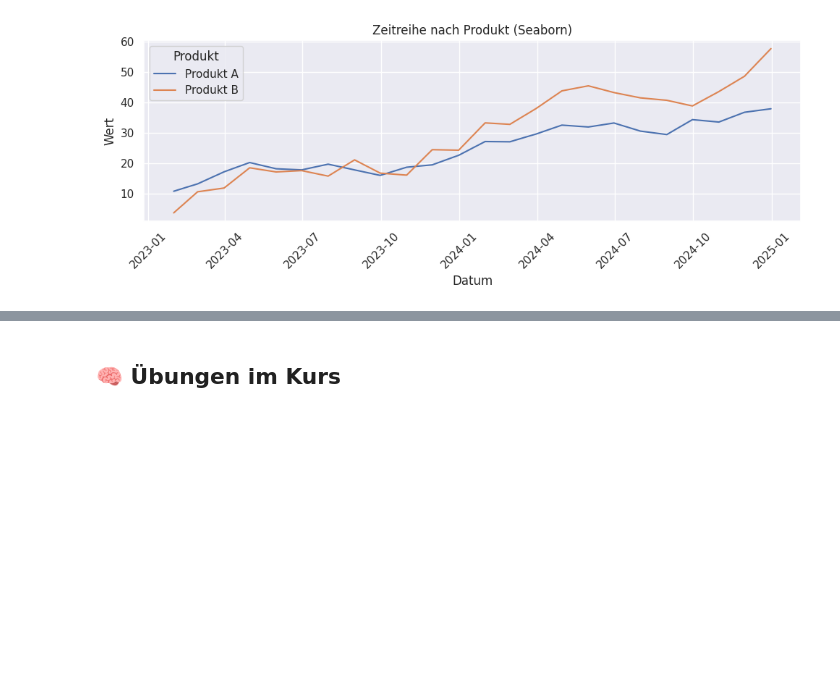
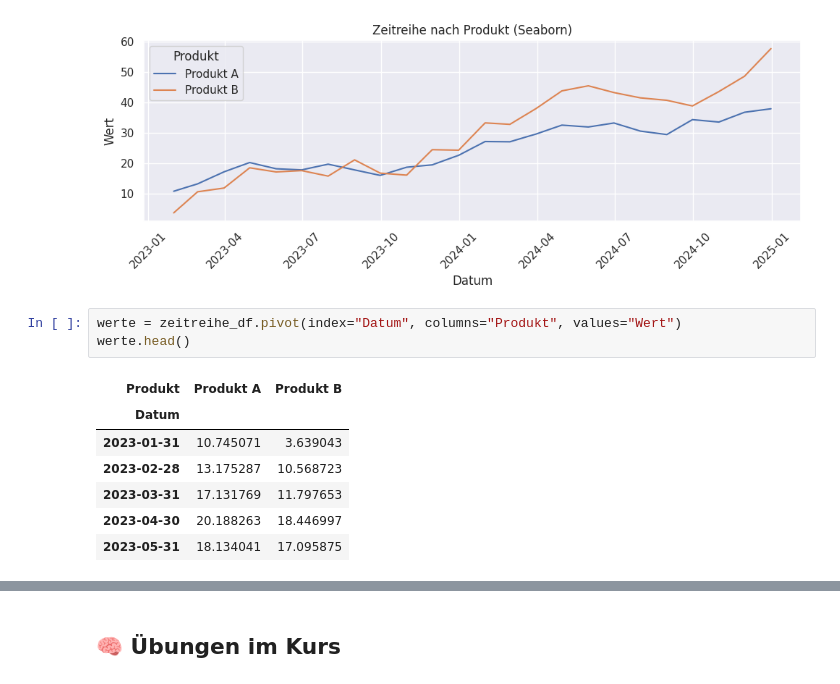
Before and after one commit to chiaoya/Deep-Learning-Foundations-Python-Tensorflow, a Jupyter notebook: notebook/DL_Day1_afternoon_Python.ipynb, the cells around one changed output, grey strips where cells are left out. Cells and saved outputs as stored; diff of their text form; blank space fills up the shorter version.

```diff
--- a/notebook/DL_Day1_afternoon_Python.ipynb
+++ b/notebook/DL_Day1_afternoon_Python.ipynb
@@ -390,3 +390,14 @@ plt.tight_layout()
 plt.show()
 # %% [output]
 [figure]
+# %%
+werte = zeitreihe_df.pivot(index="Datum", columns="Produkt", values="Wert")
+werte.head()
+# %% [output]
+| Produkt | Produkt A | Produkt B |
+| Datum |  |  |
+| 2023-01-31 | 10.745071 | 3.639043 |
+| 2023-02-28 | 13.175287 | 10.568723 |
+| 2023-03-31 | 17.131769 | 11.797653 |
+| 2023-04-30 | 20.188263 | 18.446997 |
+| 2023-05-31 | 18.134041 | 17.095875 |
```
Also changed, not shown: parts of 5 cells of this notebook.
